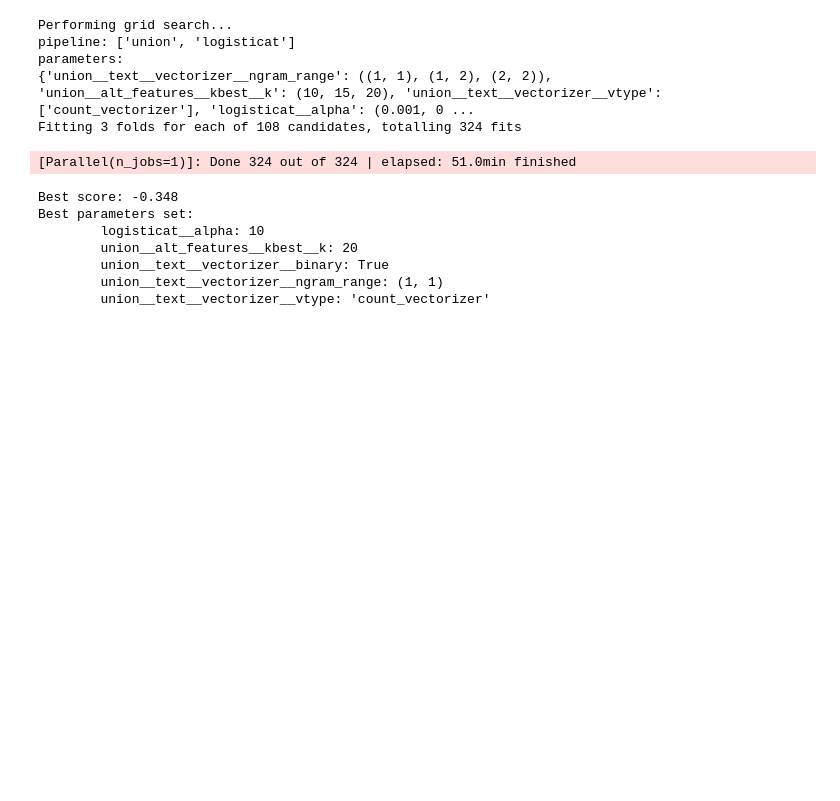
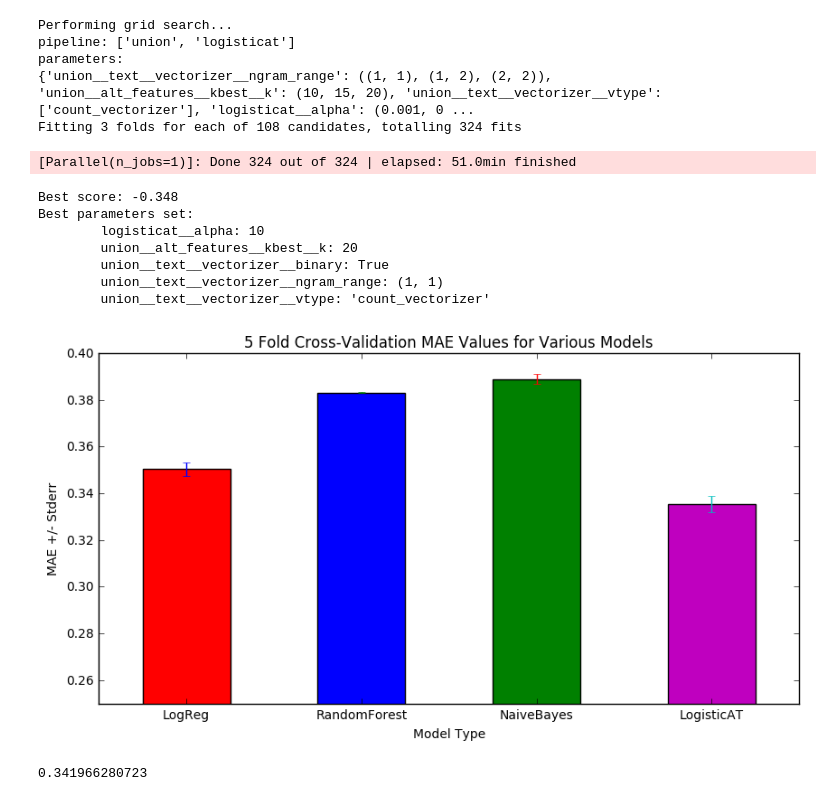
Before and after one commit to maxwellkg/ds-spring-2017, a Jupyter notebook: pipeline_creator.ipynb, the cells around one changed output. Drawn from its saved outputs; the diff is of its cells as text; code cells hidden in the pictures; blank space fills up the shorter version.

```diff
--- a/pipeline_creator.ipynb
+++ b/pipeline_creator.ipynb
@@ -381,0 +426,5 @@ X_test_data = hstack([data_coo,X_test_vect])
+# %%
+#fit best versions of alternative models for later comparison
+logistic = LogisticRegression(C=10,solver='lbfgs').fit(X_train_data,Y_train)
+forest = RandomForestClassifier(min_samples_leaf=10,min_samples_split=1.0).fit(X_train_data,Y_train)
+bayes = BernoulliNB(alpha=10).fit(X_train_data,Y_train)
@@ -381,0 +439,46 @@ X_test_data = hstack([data_coo,X_test_vect])
+# %%
+#transform total X data
+X_nontext = selector.transform(X.drop(['cleantext'],axis=1))
+X_text = vectorizer.transform(X['cleantext'])
+
+#combine data into single dataset
+coo = coo_matrix(X_nontext,dtype=np.float64)
+X_data = hstack([coo,X_text])
+# %%
+# Run this so your plots show properly
+import matplotlib.pyplot as plt
+from matplotlib.axes import Axes
+%matplotlib inline
+plt.rcParams['figure.figsize'] = 10, 5
+# %%
+model_list = [logistic,forest,bayes,log_AT]
+cross_avgs = []
+cross_stds = []
+for m in model_list:
+    scores = cross_val_score(m,X_data,Y,scoring="mean_absolute_error",cv=5)
+    cross_avgs.append(-1*np.mean(scores))
+    cross_stds.append(np.std(scores))
+# %%
+#plot cross validation results for Various Models
+fig, ax = plt.subplots()
+
+x_labels = ['LogReg','RandomForest','NaiveBayes','LogisticAT']
+
+ax.bar(1,cross_avgs[0], 0.5, color='r', yerr=cross_stds[0],align='center')
+ax.bar(2,cross_avgs[1], 0.5, color='b', yerr=cross_stds[1],align='center')
+ax.bar(3,cross_avgs[2], 0.5, color='g', yerr=cross_stds[2],align='center')
+ax.bar(4,cross_avgs[3], 0.5, color='m', yerr=cross_stds[3],align='center')
+
+plt.xticks([1,2,3,4],x_labels)
+plt.xlabel("Model Type")
+plt.ylabel("MAE +/- Stderr")
+plt.title("5 Fold Cross-Validation MAE Values for Various Models")
+plt.ylim(0.25,0.4)
+plt.show()
+# %% [output]
+[figure, added]
+# %%
+#get MAE for prediction on test set
+print(mean_absolute_error(Y_test,log_AT.predict(X_test_data)))
+# %% [output]
+0.341966280723
```
Also changed, not shown: parts of 16 cells of this notebook, 2 other files.
